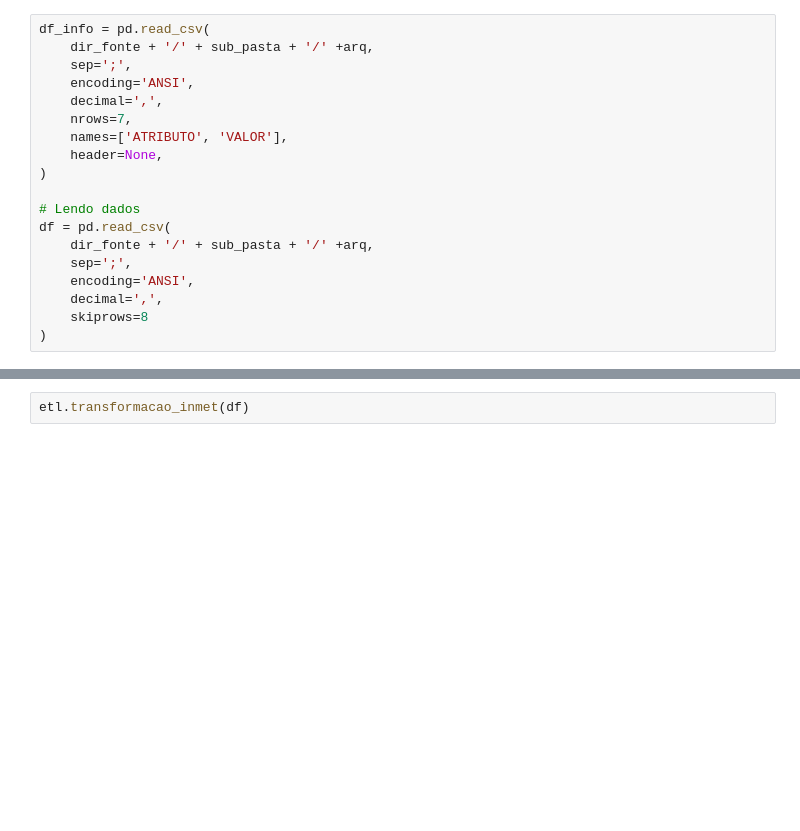
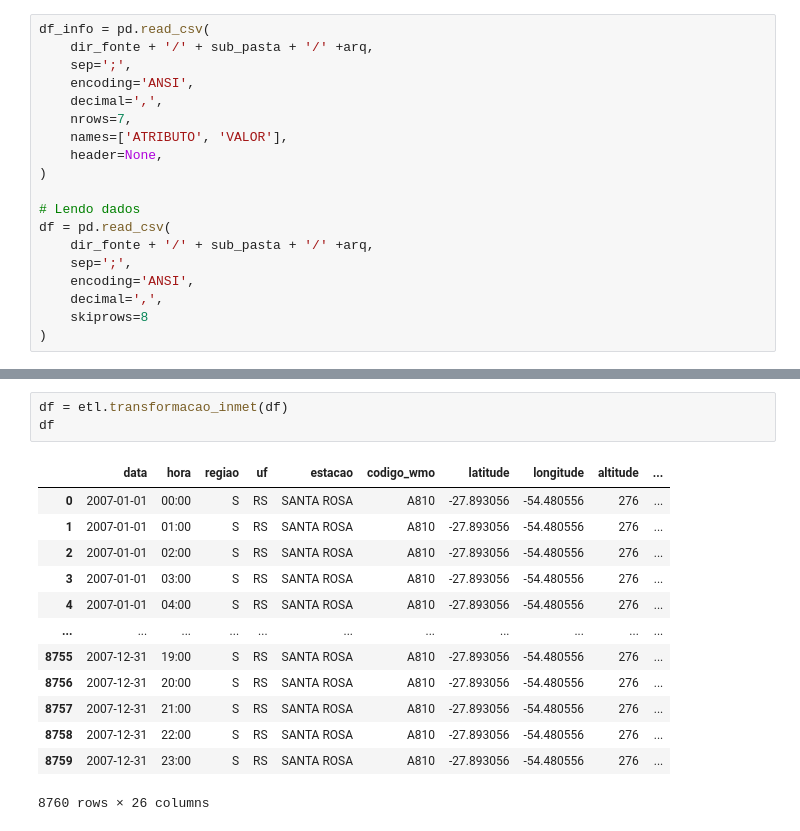
Before and after one commit to FerrariBr1105/nimbus, a Jupyter notebook: notebooks/data/etl/etl_inmet.ipynb, the cells around one changed output, grey strips where cells are left out. Saved outputs shown, nothing was run; the diff lists cells and outputs as text; blank space fills up the shorter version.

Commit message:
finalização módulo de ajuste de tipos dos dados INMET

```diff
--- a/notebooks/data/etl/etl_inmet.ipynb
+++ b/notebooks/data/etl/etl_inmet.ipynb
@@ -63,2 +87,17 @@ df = etl.processa_csv_inmet(df_info, df)
 # %%
-etl.transformacao_inmet(df)
+df = etl.transformacao_inmet(df)
+df
+# %% [output]
+|  | data | hora | regiao | uf | estacao | codigo_wmo | latitude | longitude | altitude | ... |
+| 0 | 2007-01-01 | 00:00 | S | RS | SANTA ROSA | A810 | -27.893056 | -54.480556 | 276 | ... |
+| 1 | 2007-01-01 | 01:00 | S | RS | SANTA ROSA | A810 | -27.893056 | -54.480556 | 276 | ... |
+| 2 | 2007-01-01 | 02:00 | S | RS | SANTA ROSA | A810 | -27.893056 | -54.480556 | 276 | ... |
+| 3 | 2007-01-01 | 03:00 | S | RS | SANTA ROSA | A810 | -27.893056 | -54.480556 | 276 | ... |
+| 4 | 2007-01-01 | 04:00 | S | RS | SANTA ROSA | A810 | -27.893056 | -54.480556 | 276 | ... |
+| ... | ... | ... | ... | ... | ... | ... | ... | ... | ... | ... |
+| 8755 | 2007-12-31 | 19:00 | S | RS | SANTA ROSA | A810 | -27.893056 | -54.480556 | 276 | ... |
+| 8756 | 2007-12-31 | 20:00 | S | RS | SANTA ROSA | A810 | -27.893056 | -54.480556 | 276 | ... |
+| 8757 | 2007-12-31 | 21:00 | S | RS | SANTA ROSA | A810 | -27.893056 | -54.480556 | 276 | ... |
+| 8758 | 2007-12-31 | 22:00 | S | RS | SANTA ROSA | A810 | -27.893056 | -54.480556 | 276 | ... |
+| 8759 | 2007-12-31 | 23:00 | S | RS | SANTA ROSA | A810 | -27.893056 | -54.480556 | 276 | ... |
+8760 rows × 26 columns
```
Also changed, not shown: parts of 7 cells of this notebook, 1 other file.
